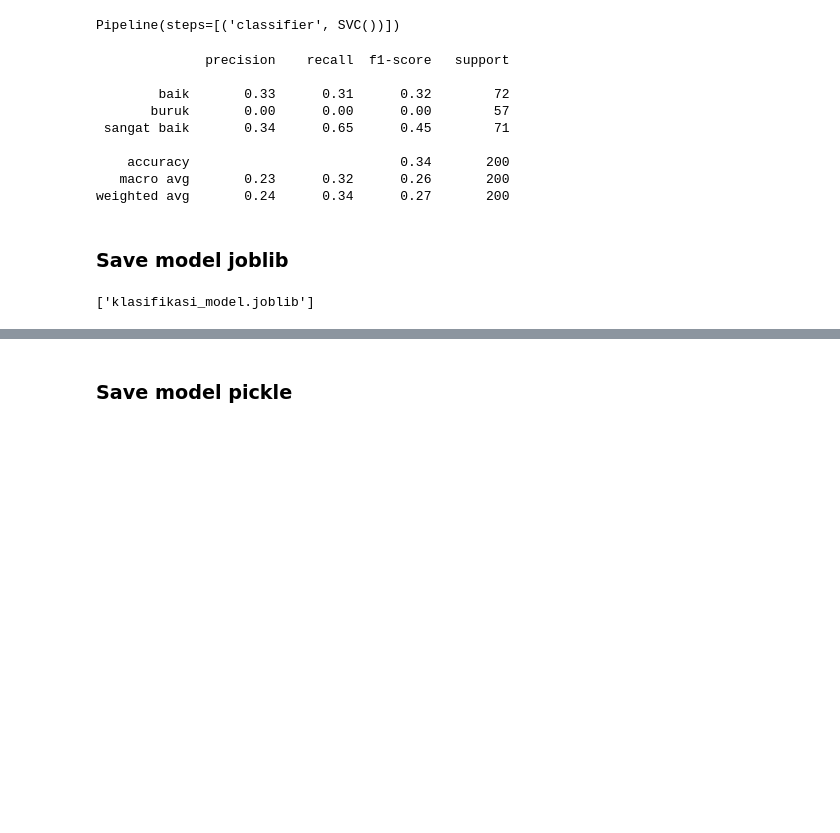
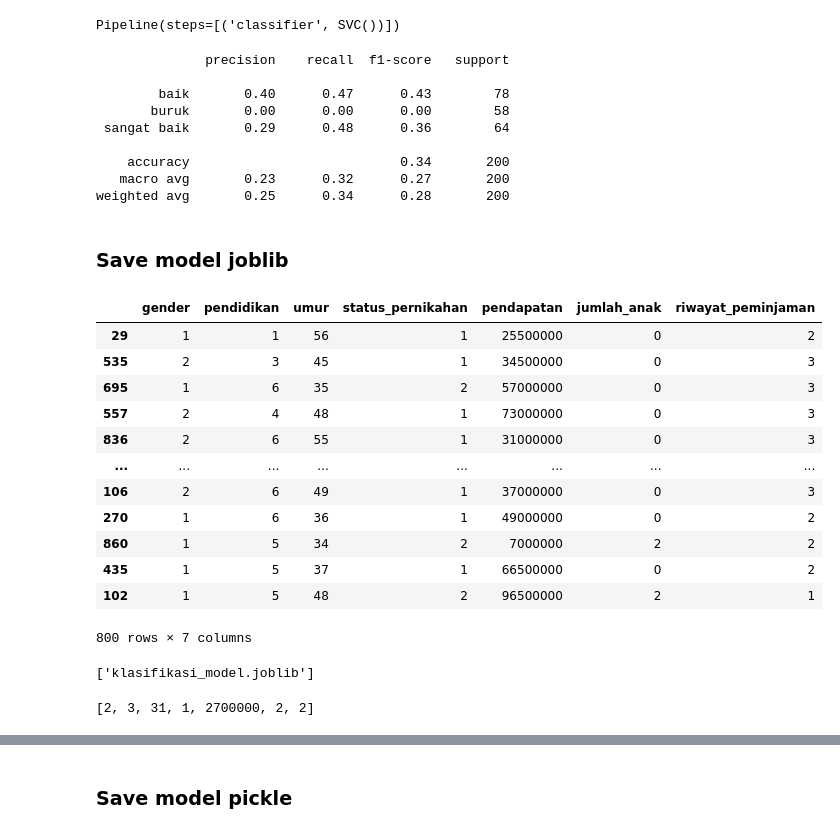
Before and after one commit to yogafatwanto/M-Knows, a Jupyter notebook: data_transformation_pipeline_model_pipeline_and_lazy_predict.ipynb, the cells around one changed output, grey strips where cells are left out. Cells and saved outputs as stored; diff of their text form; code cells hidden in the pictures; blank space fills up the shorter version.

```diff
--- a/data_transformation_pipeline_model_pipeline_and_lazy_predict.ipynb
+++ b/data_transformation_pipeline_model_pipeline_and_lazy_predict.ipynb
@@ -269,7 +269,7 @@ features_pipeline = Pipeline([
     ('imput_categorical_feature', CategoricalEncoder()),
 ])
 # %%
-clf = regressors = [
+clf = [
     SVC(),
     SGDClassifier(),
     KNeighborsClassifier(),
@@ -293,15 +293,31 @@ print(classification_report(y_test,prediksi))
 # %% [output]
               precision    recall  f1-score   support
 
-        baik       0.33      0.31      0.32        72
-       buruk       0.00      0.00      0.00        57
- sangat baik       0.34      0.65      0.45        71
+        baik       0.40      0.47      0.43        78
+       buruk       0.00      0.00      0.00        58
+ sangat baik       0.29      0.48      0.36        64
 
     accuracy                           0.34       200
-   macro avg       0.23      0.32      0.26       200
-weighted avg       0.24      0.34      0.27       200
+   macro avg       0.23      0.32      0.27       200
+weighted avg       0.25      0.34      0.28       200
 # %% [markdown]
 ### Save model joblib
+# %%
+X_train
+# %% [output]
+|  | gender | pendidikan | umur | status_pernikahan | pendapatan | jumlah_anak | riwayat_peminjaman |
+| 29 | 1 | 1 | 56 | 1 | 25500000 | 0 | 2 |
+| 535 | 2 | 3 | 45 | 1 | 34500000 | 0 | 3 |
+| 695 | 1 | 6 | 35 | 2 | 57000000 | 0 | 3 |
+| 557 | 2 | 4 | 48 | 1 | 73000000 | 0 | 3 |
+| 836 | 2 | 6 | 55 | 1 | 31000000 | 0 | 3 |
+| ... | ... | ... | ... | ... | ... | ... | ... |
+| 106 | 2 | 6 | 49 | 1 | 37000000 | 0 | 3 |
+| 270 | 1 | 6 | 36 | 1 | 49000000 | 0 | 2 |
+| 860 | 1 | 5 | 34 | 2 | 7000000 | 2 | 2 |
+| 435 | 1 | 5 | 37 | 1 | 66500000 | 0 | 2 |
+| 102 | 1 | 5 | 48 | 2 | 96500000 | 2 | 1 |
+800 rows × 7 columns
 # %%
 joblib.dump(model, 'klasifikasi_model.joblib')
 # %% [output]
@@ -316,6 +332,10 @@ test_data = {'gender': [2],
         'pendapatan': [27000000],
         'jumlah_anak': [2],
         'riwayat_peminjaman': [2]}
+# %%
+[2,3,31,1,2700000,2,2]
+# %% [output]
+[2, 3, 31, 1, 2700000, 2, 2]
 # %%
 klasifikasi_model.predict(pd.DataFrame(test_data))
 # %% [output]
```
Also changed, not shown: parts of 17 cells of this notebook, 46 other files.
